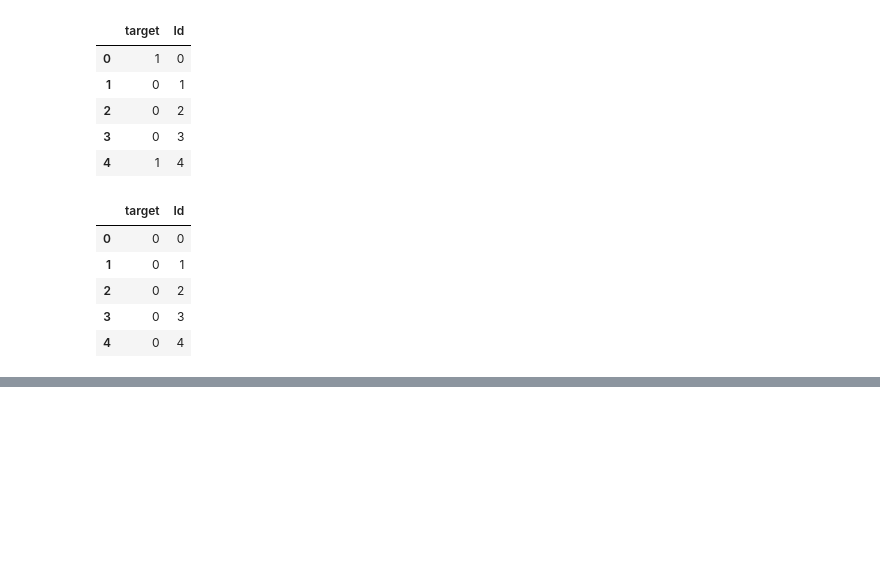
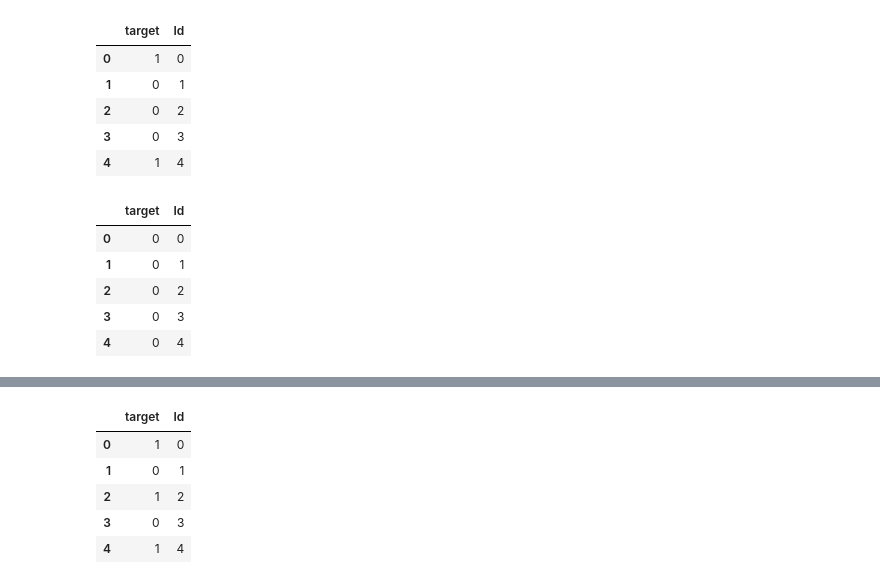
Before and after one commit to Anaritus/ML1HW, a Jupyter notebook: hws/CLASS_COMP/comp.ipynb, the cells around one changed output, grey strips where cells are left out. Saved outputs shown, nothing was run; the diff lists cells and outputs as text; code cells hidden in the pictures; blank space fills up the shorter version.

```diff
--- a/hws/CLASS_COMP/comp.ipynb
+++ b/hws/CLASS_COMP/comp.ipynb
@@ -267,0 +255,6 @@ ans.to_csv('out.zip', index=False,
+# %%
+y, X = dumbf['target'], dumbf[dumbf.columns[1:]]
+# %%
+tree = DecisionTreeClassifier()
+tree.fit(X, y)
+acc(tree, X, y)
@@ -267,0 +263,4 @@ ans.to_csv('out.zip', index=False,
+# %%
+newY = tree.predict(X_test)
+newY = (newY >= 0.5).astype(int)
+newY
@@ -267,0 +285,10 @@ ans.to_csv('out.zip', index=False,
+# %%
+ans2 = pd.DataFrame(data={'target': newY, 'Id': idd})
+ans2.head()
+# %% [output]
+|  | target | Id |
+| 0 | 1 | 0 |
+| 1 | 0 | 1 |
+| 2 | 1 | 2 |
+| 3 | 0 | 3 |
+| 4 | 1 | 4 |
```
Also changed, not shown: parts of 22 cells of this notebook, 7 other files.
